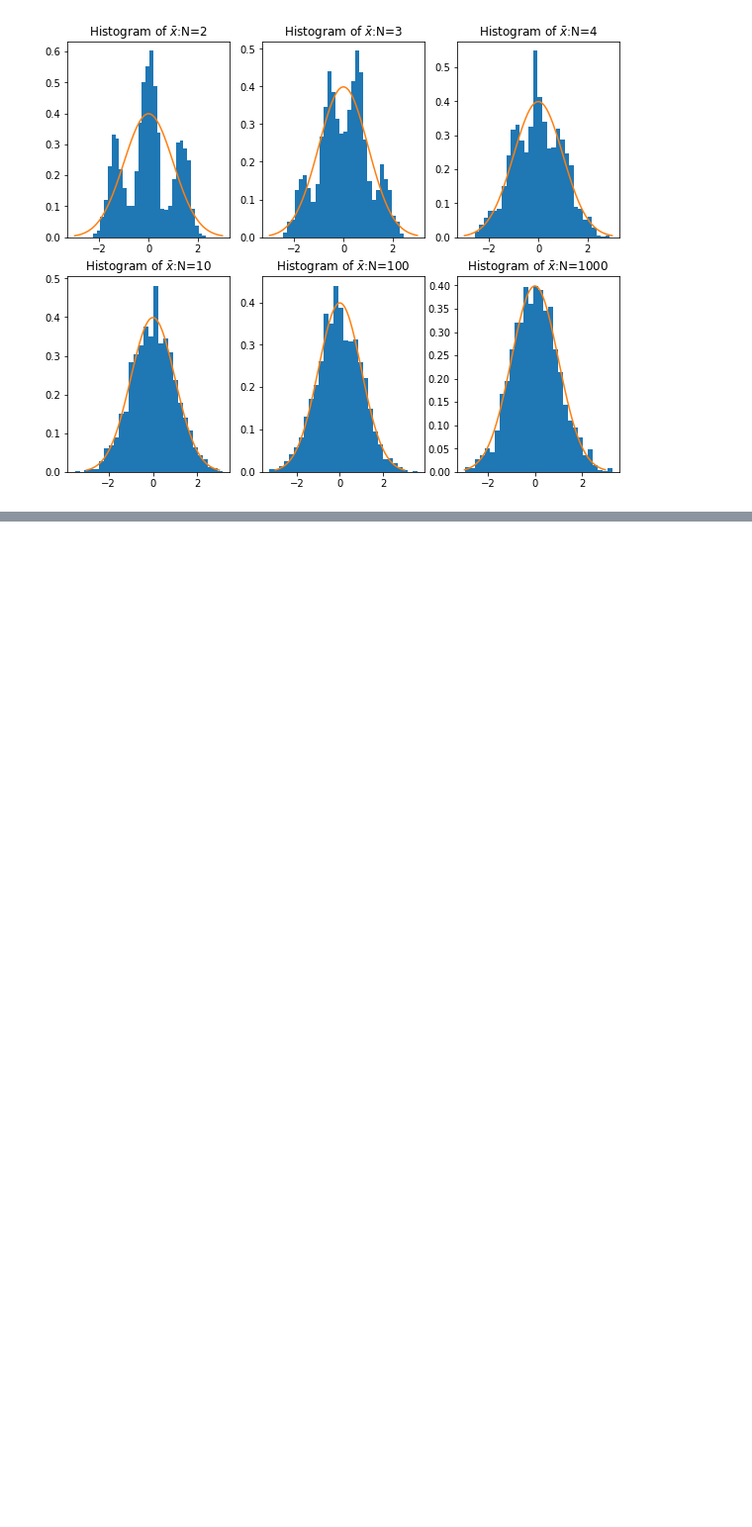
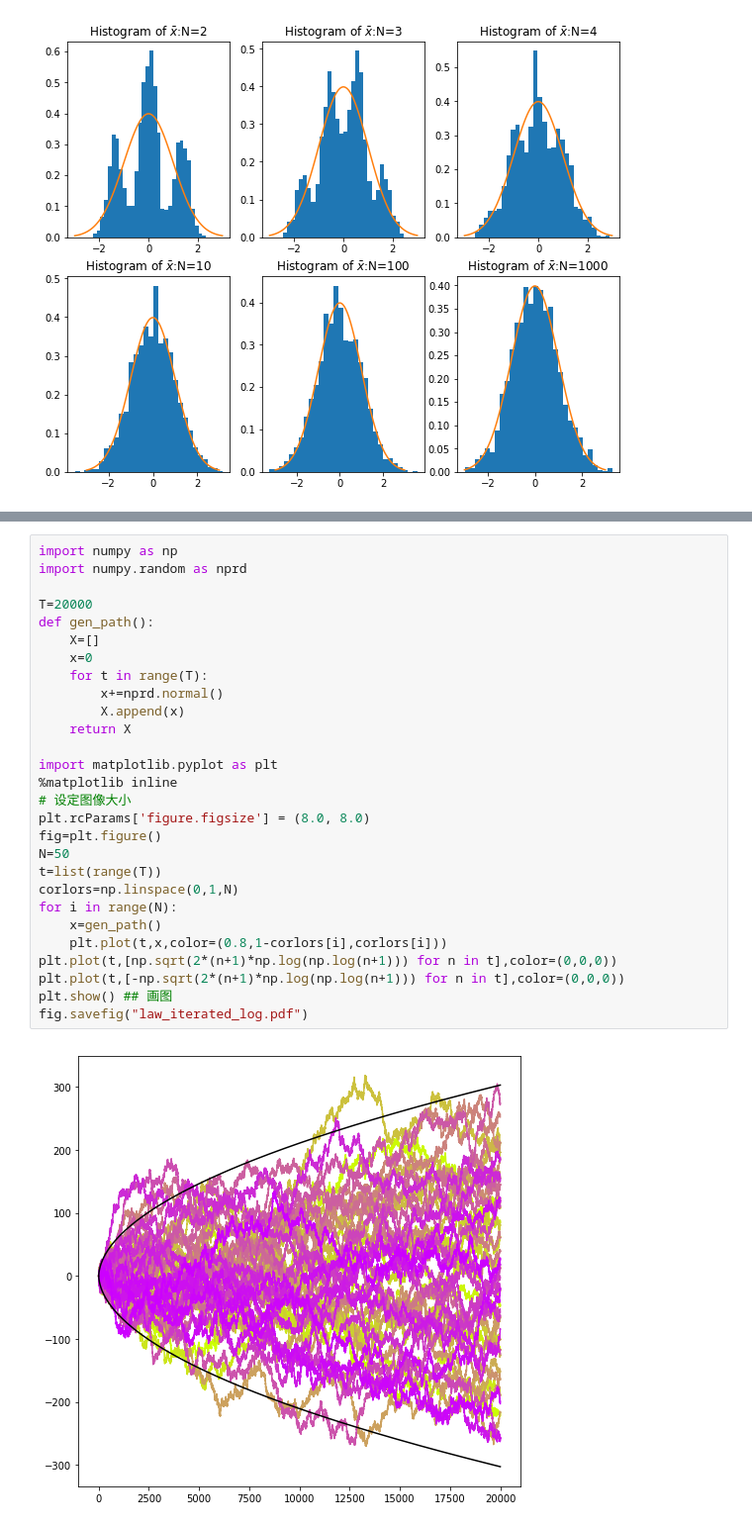
Before and after one commit to sijichun/MathStatsCode, a Jupyter notebook: notebook_python/LLN_CLT.ipynb, the cells around one changed output, grey strips where cells are left out. Shown at 99% size. Saved outputs shown, nothing was run; the diff lists cells and outputs as text; blank space fills up the shorter version.

Commit message:
law of iterated log added.

```diff
--- a/notebook_python/LLN_CLT.ipynb
+++ b/notebook_python/LLN_CLT.ipynb
@@ -108,0 +113,30 @@ plt.show() ## 画图
+# %%
+import numpy as np
+import numpy.random as nprd
+
+T=20000
+def gen_path():
+    X=[]
+    x=0
+    for t in range(T):
+        x+=nprd.normal()
+        X.append(x)
+    return X
+
+import matplotlib.pyplot as plt
+%matplotlib inline
+# 设定图像大小
+plt.rcParams['figure.figsize'] = (8.0, 8.0)
+fig=plt.figure()
+N=50
+t=list(range(T))
+corlors=np.linspace(0,1,N)
+for i in range(N):
+    x=gen_path()
+    plt.plot(t,x,color=(0.8,1-corlors[i],corlors[i]))
+plt.plot(t,[np.sqrt(2*(n+1)*np.log(np.log(n+1))) for n in t],color=(0,0,0))
+plt.plot(t,[-np.sqrt(2*(n+1)*np.log(np.log(n+1))) for n in t],color=(0,0,0))
+plt.show() ## 画图
+fig.savefig("law_iterated_log.pdf")
+# %% [output]
+[figure, added]
```
Also changed, not shown: parts of 2 cells of this notebook.
